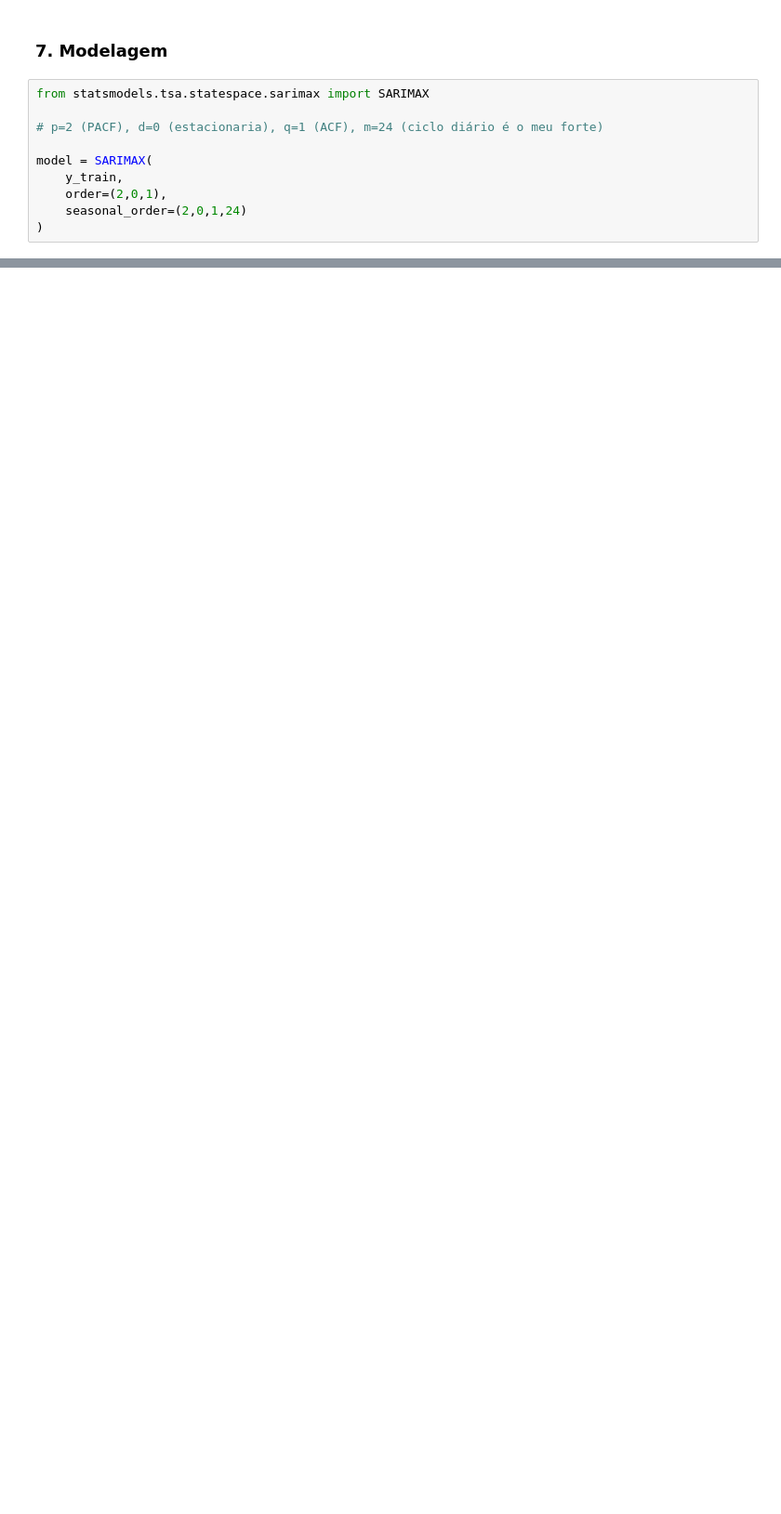
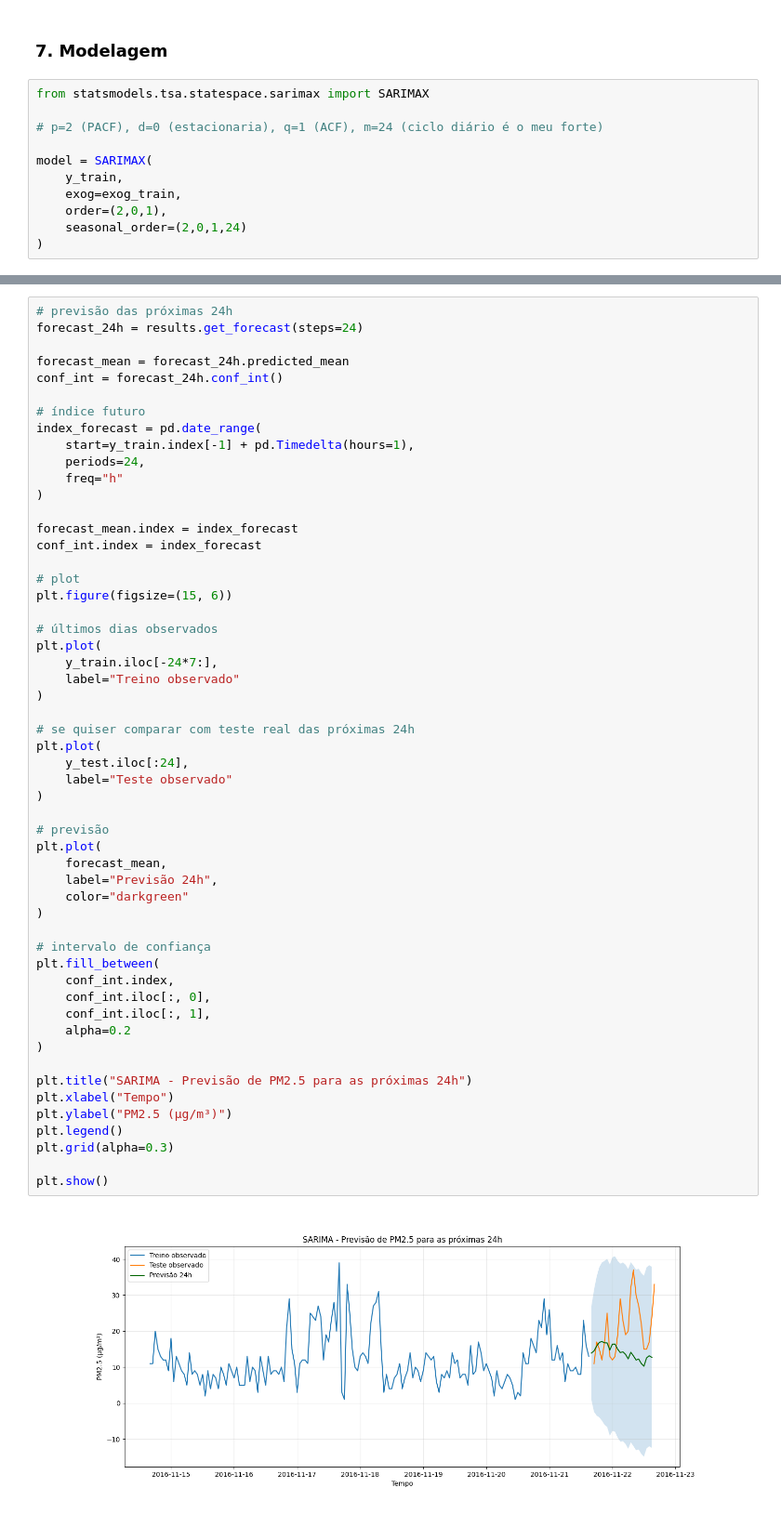
Before and after one commit to izabelcmn/respira_sp, a Jupyter notebook: notebook/izabelcmn_sarimax.ipynb, the cells around one changed output, grey strips where cells are left out. Shown at 93% size. Saved outputs shown, nothing was run; the diff lists cells and outputs as text; blank space fills up the shorter version.

Commit message:
SARIMAX model exp.2

```diff
--- a/notebook/izabelcmn_sarimax.ipynb
+++ b/notebook/izabelcmn_sarimax.ipynb
@@ -427,6 +439,7 @@ from statsmodels.tsa.statespace.sarimax import SARIMAX
 
 model = SARIMAX(
     y_train,
+    exog=exog_train,
     order=(2,0,1),
     seasonal_order=(2,0,1,24)
 )
@@ -434,0 +481,56 @@ results = model.fit()
+# %%
+# previsão das próximas 24h
+forecast_24h = results.get_forecast(steps=24)
+
+forecast_mean = forecast_24h.predicted_mean
+conf_int = forecast_24h.conf_int()
+
+# índice futuro
+index_forecast = pd.date_range(
+    start=y_train.index[-1] + pd.Timedelta(hours=1),
+    periods=24,
+    freq="h"
+)
+
+forecast_mean.index = index_forecast
+conf_int.index = index_forecast
+
+# plot
+plt.figure(figsize=(15, 6))
+
+# últimos dias observados
+plt.plot(
+    y_train.iloc[-24*7:],
+    label="Treino observado"
+)
+
+# se quiser comparar com teste real das próximas 24h
+plt.plot(
+    y_test.iloc[:24],
+    label="Teste observado"
+)
+
+# previsão
+plt.plot(
+    forecast_mean,
+    label="Previsão 24h",
+    color="darkgreen"
+)
+
+# intervalo de confiança
+plt.fill_between(
+    conf_int.index,
+    conf_int.iloc[:, 0],
+    conf_int.iloc[:, 1],
+    alpha=0.2
+)
+
+plt.title("SARIMA - Previsão de PM2.5 para as próximas 24h")
+plt.xlabel("Tempo")
+plt.ylabel("PM2.5 (µg/m³)")
+plt.legend()
+plt.grid(alpha=0.3)
+
+plt.show()
+# %% [output]
+[figure, added]
```
Also changed, not shown: parts of 6 cells of this notebook.
